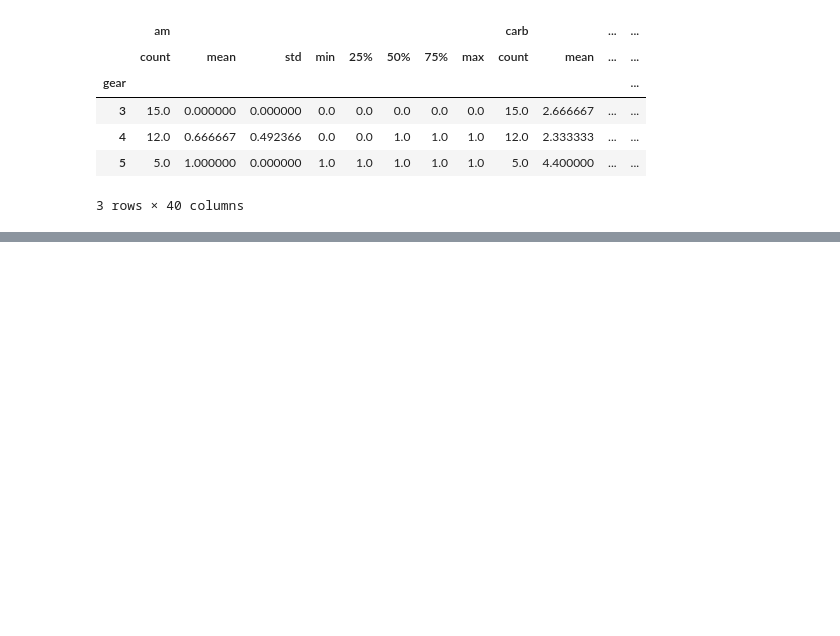
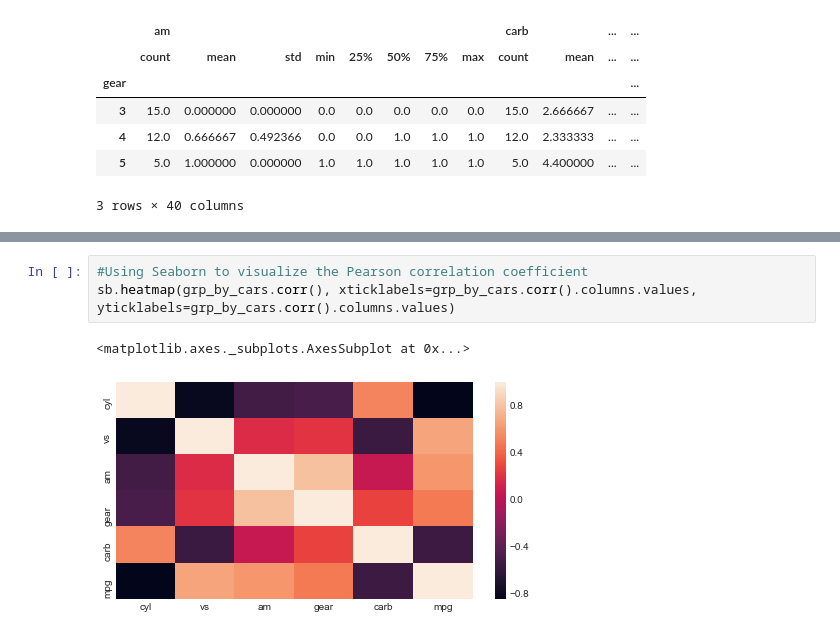
Before and after one commit to ArthurEzenwanne/python-learning, a Jupyter notebook: Lesson-3-Practice.ipynb, the cells around one changed output, grey strips where cells are left out. Cells and saved outputs as stored; diff of their text form; blank space fills up the shorter version.

```diff
--- a/Lesson-3-Practice.ipynb
+++ b/Lesson-3-Practice.ipynb
@@ -285,0 +344,6 @@ car_grp.describe()
+# %%
+#Using Seaborn to visualize the Pearson correlation coefficient
+sb.heatmap(grp_by_cars.corr(), xticklabels=grp_by_cars.corr().columns.values, yticklabels=grp_by_cars.corr().columns.values)
+# %% [output]
+<matplotlib.axes._subplots.AxesSubplot at 0x...>
+[figure, added]
```
Also changed, not shown: parts of 11 cells of this notebook.
